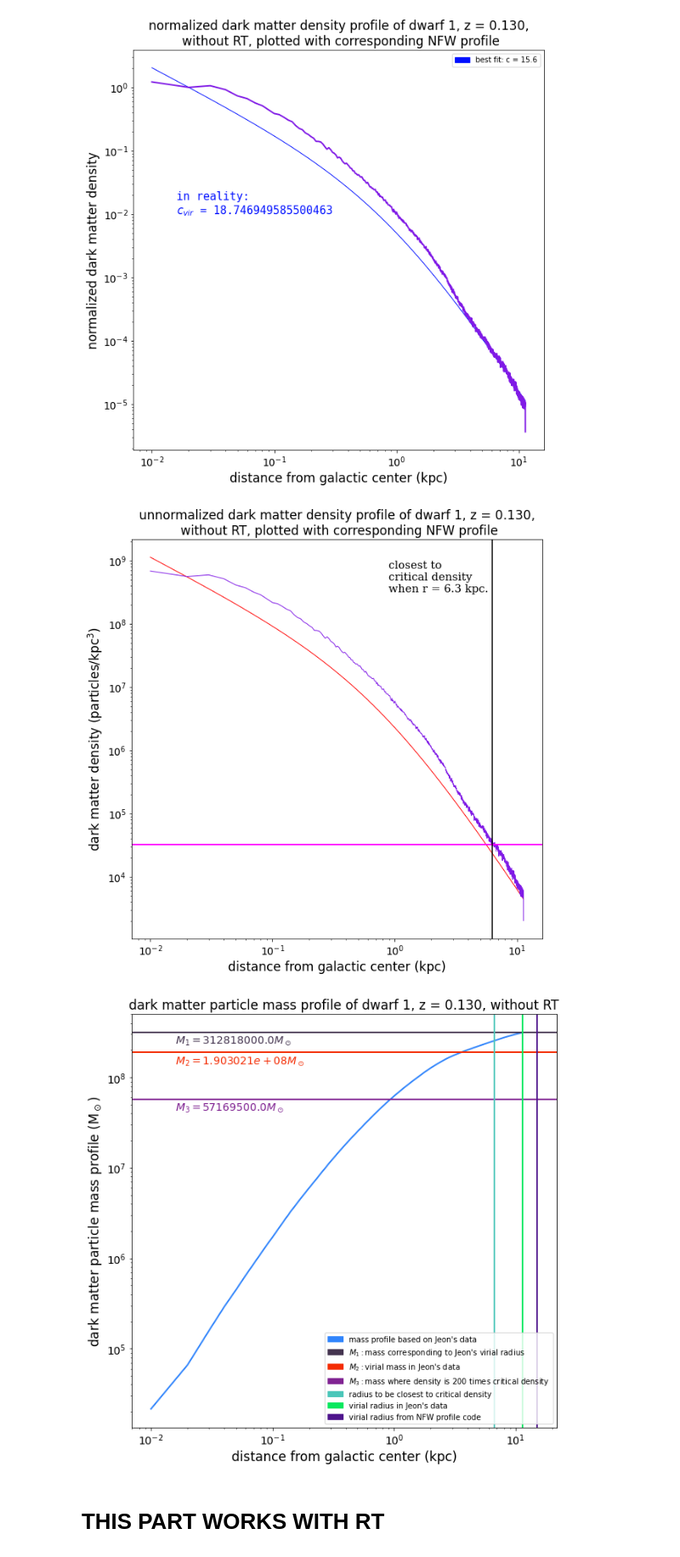
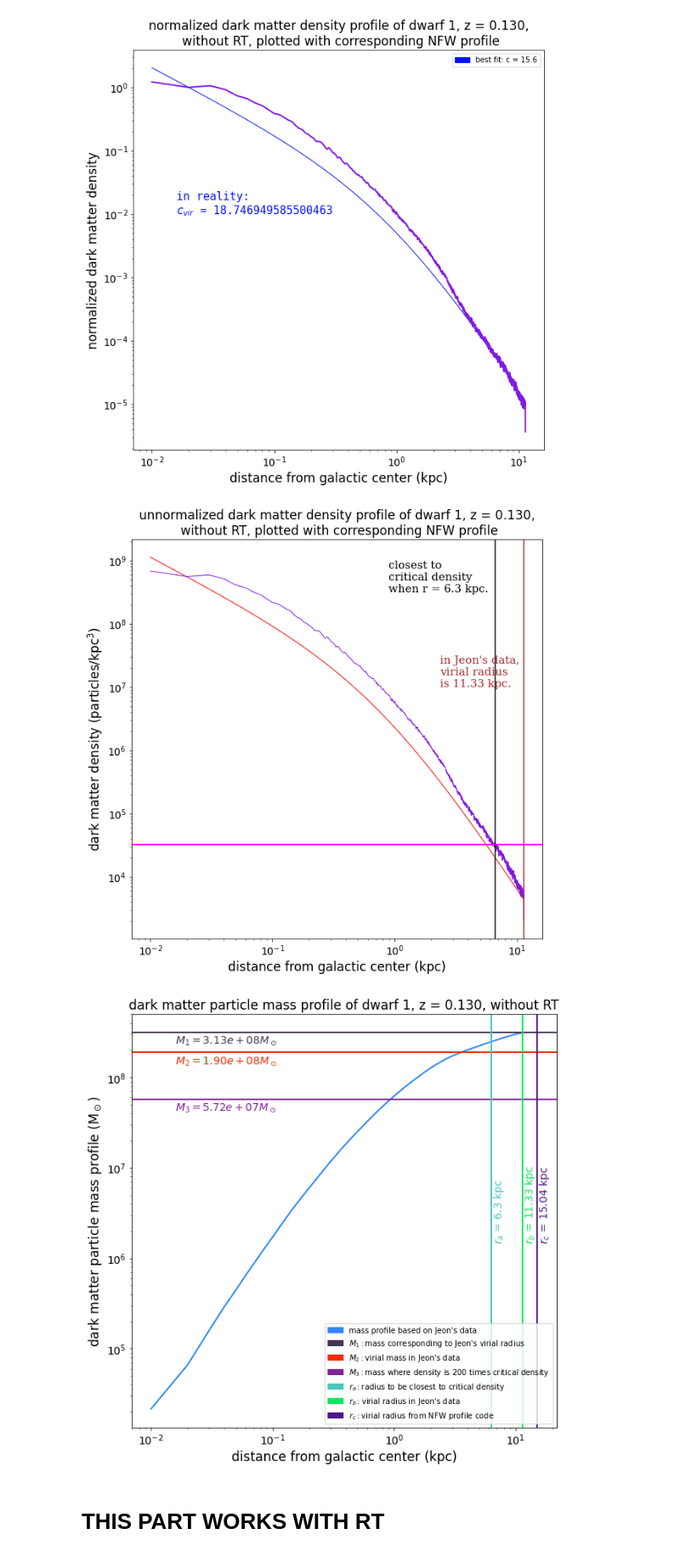
Before and after one commit to nguyenbinh1612/Binh_UFD, a Jupyter notebook: fit-with-NFW-dwarf1.ipynb, the cells around one changed output. Shown: that part at 85% size. Cells and saved outputs as stored; diff of their text form; code cells hidden in the pictures.

```diff
--- a/fit-with-NFW-dwarf1.ipynb
+++ b/fit-with-NFW-dwarf1.ipynb
@@ -164,8 +164,8 @@ for radius_value in rad_array290_noRT:
 rho_crit = 200 * 161.7
 deviation_from_rho_crit = abs(density_profile290_noRT * 500 - rho_crit)
 index = np.where(deviation_from_rho_crit == min(deviation_from_rho_crit))
-radius_at_rho_crit = rad_array290_noRT[index][0]
-result = "closest to\ncritical density\nwhen r = " + str(radius_at_rho_crit) + " kpc."
+rad_at_rho_crit = rad_array290_noRT[index][0]
+result = "closest to\ncritical density\nwhen r = " + str(rad_at_rho_crit) + " kpc."
 
 density_profile6 = halo6.rho(radius6)
 
@@ -174,6 +174,8 @@ plt.plot(radius6, density_profile6, color='red', linewidth=1)
 plt.plot(radius6, density_profile290_noRT * 500, color=(0.5, 0.1, 0.9, 1), linewidth=1)
 plt.axhline(rho_crit, color='#FF00FF', linewidth=2)
 plt.axvline(radius_at_rho_crit, color='black')
+plt.axvline(1.133394e+04 * 0.001, color='brown')
+
 plt.xlabel('distance from galactic center (kpc)', fontsize=17)
 plt.ylabel('dark matter density (particles/kpc$^3$)', fontsize=17) # using LATEX here!
 plt.xticks(fontsize=14)
@@ -184,10 +186,12 @@ plt.yscale('log')
 plt.title('unnormalized dark matter density profile of dwarf 1, z = 0.130,\n without RT, plotted with corresponding NFW profile', loc='center', fontsize=17)
 plt.text(10**-0.05, 10**8.5, result, \
          fontsize=15, color='black', fontfamily='serif')
+plt.text(10**0.37, 10**7, "in Jeon's data,\nvirial radius\nis " + str(round(1.133394e+04 * 0.001, 2)) + " kpc.", \
+         fontsize=15, color='brown', fontfamily='serif')
 
 plt.show()
 # %% [output]
-[figure, old version]
+[figure, new version]
 # %%
 # plotting the mass profile at this redshift
 
@@ -206,41 +210,48 @@ mass_at_200_times_rho_crit = mass_profile290_noRT[ind][0]
 
 plt.figure(figsize=(10,10))
 
 plt.plot(radius6, mass_profile290_noRT, color='#3185FC', linewidth=2)
 plt.axhline(mass_profile290_noRT[np.size(mass_profile290_noRT) - 1], color='#44344F', linewidth=2)
 plt.axhline(1.903021e+08, color='#F42C04', linewidth=2)
 plt.axhline(mass_at_200_times_rho_crit, color='#802392', linewidth=2)
-plt.axvline(radius_at_rho_crit, color='#4BC6B9', linewidth=2)
+plt.axvline(rad_at_rho_crit, color='#4BC6B9', linewidth=2)
 plt.axvline(1.133394e+04 * 0.001, color='#09E85E', linewidth=2)
 plt.axvline(halo6.r_vir(), color='#4E148C', linewidth=2)
 legend1 = mpatches.Patch(color='#3185FC', label="mass profile based on Jeon's data")
 legend2 = mpatches.Patch(color='#44344F', label="$M_1:$mass corresponding to Jeon's virial radius")
 legend3 = mpatches.Patch(color='#F42C04', label="$M_2:$virial mass in Jeon's data")
 legend3a = mpatches.Patch(color='#802392', label="$M_3:$mass where density is 200 times critical density")
-legend4 = mpatches.Patch(color='#4BC6B9', label="radius to be closest to critical density")
-legend5 = mpatches.Patch(color='#09E85E', label="virial radius in Jeon's data")
-legend6 = mpatches.Patch(color='#4E148C', label="virial radius from NFW profile code")
+legend4 = mpatches.Patch(color='#4BC6B9', label="$r_a:$radius to be closest to critical density")
+legend5 = mpatches.Patch(color='#09E85E', label="$r_b:$virial radius in Jeon's data")
+legend6 = mpatches.Patch(color='#4E148C', label="$r_c:$virial radius from NFW profile code")
 
 plt.legend(handles=[legend1, legend2, legend3, legend3a, legend4, legend5, legend6], loc='lower right')
 
 plt.xlabel('distance from galactic center (kpc)', fontsize=17)
 plt.ylabel('dark matter particle mass profile (M$_\odot$)', fontsize=17) # using LATEX here!
 plt.xticks(fontsize=14)
 plt.yticks(fontsize=14)
 plt.xscale('log')
 plt.yscale('log')
 
 plt.title('dark matter particle mass profile of dwarf 1, z = 0.130, without RT', loc='center', fontsize=17)
-plt.text(10**-1.8, 10**8.38, '''$M_1 = ''' + str(mass_profile290_noRT[np.size(mass_profile290_noRT) - 1]) + \
+plt.text(10**-1.8, 10**8.38, '''$M_1 = ''' + str(format(mass_profile290_noRT[np.size(mass_profile290_noRT) - 1], '.2e')) + \
          '''M_\odot$''', fontsize=14, color='#44344F')
-plt.text(10**-1.8, 10**8.15, '''$M_2 = 1.903021e+08 M_\odot$''', \
+plt.text(10**-1.8, 10**8.15, '''$M_2 = ''' + str(format(1.903021e+08, '.2e')) +  '''M_\odot$''', \
          fontsize=14, color='#F42C04')
-plt.text(10**-1.8, 10**7.64, '''$M_3 = ''' + str(mass_at_200_times_rho_crit) + \
+plt.text(10**-1.8, 10**7.64, '''$M_3 = ''' + str(format(mass_at_200_times_rho_crit, '.2e')) + \
          '''M_\odot$''', fontsize=14, color='#802392')
+plt.text(10**0.807, 10**6.2, '''$r_a$ = ''' + str(round(rad_at_rho_crit, 2)) + ''' kpc''', \
+         rotation=90, fontsize=14, color='#4BC6B9')
+plt.text(10**1.061, 10**6.2, '''$r_b$ = ''' + str(round(1.133394e+04 * 0.001, 2)) + ''' kpc''', \
+         rotation=90, fontsize=14, color='#09E85E')
+plt.text(10**1.182, 10**6.2, '''$r_c$ = ''' + str(round(halo6.r_vir(), 2)) + ''' kpc''', \
+         rotation=90, fontsize=14, color='#4E148C')
+
 
 plt.show()
 # %% [output]
-[figure, old version]
+[figure, new version]
 # %% [markdown]
 # THIS PART WORKS WITH RT
 # %%
```
Also changed, not shown: parts of 6 cells of this notebook.
